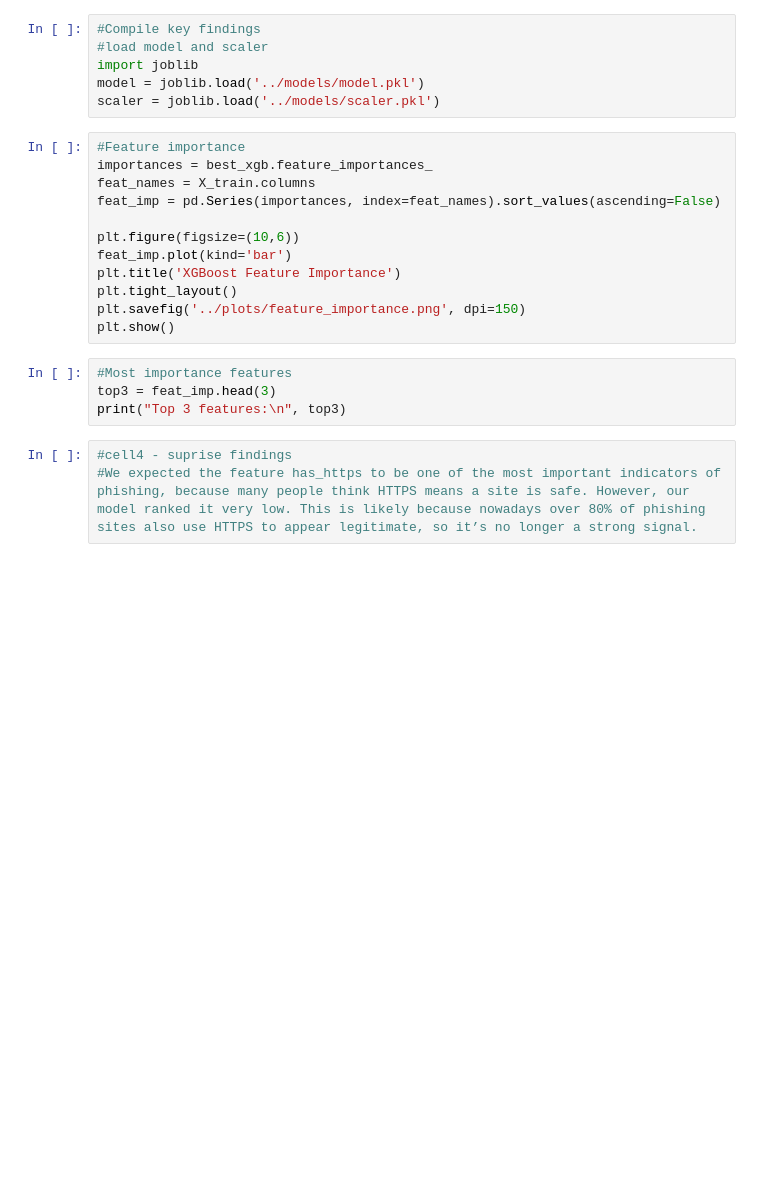
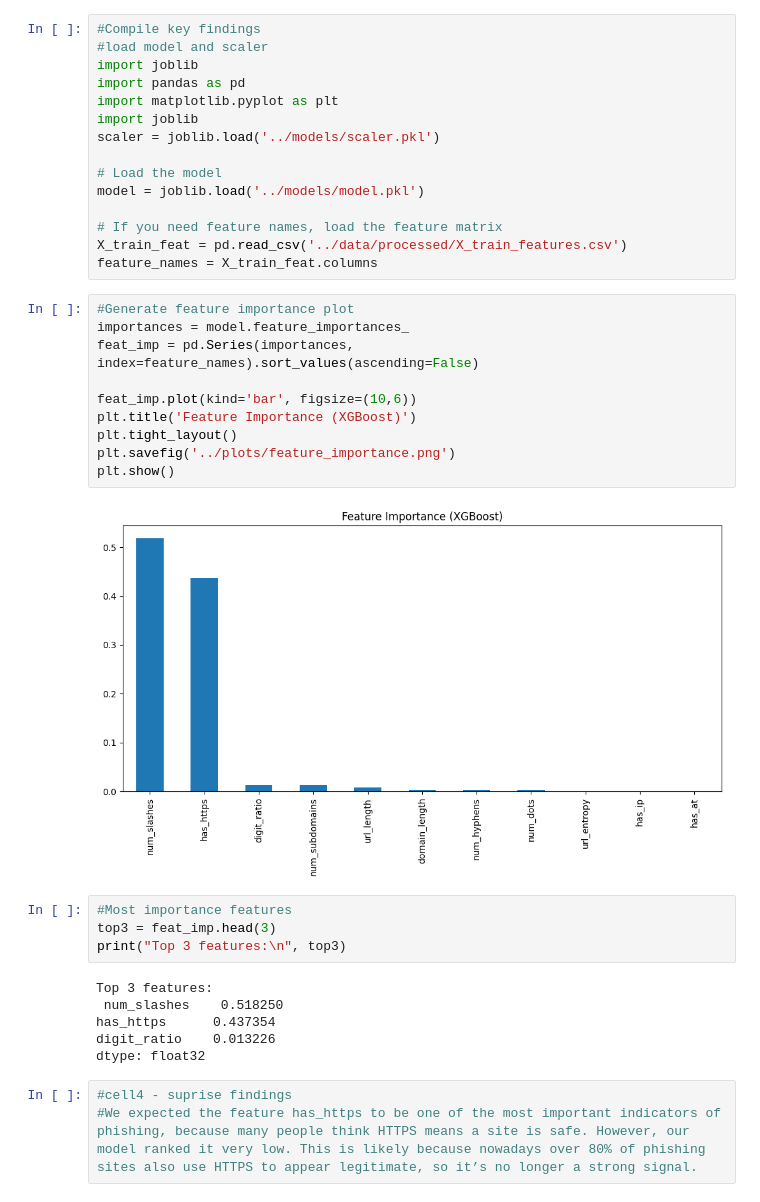
Before and after one commit to Ogero79/phishguard-ai, a Jupyter notebook: notebooks/06_insights.ipynb, the cells around one changed output. Cells and saved outputs as stored; diff of their text form; blank space fills up the shorter version.

```diff
--- a/notebooks/06_insights.ipynb
+++ b/notebooks/06_insights.ipynb
@@ -2,24 +2,39 @@
 #Compile key findings
 #load model and scaler
 import joblib
+import pandas as pd
+import matplotlib.pyplot as plt
+import joblib
+scaler = joblib.load('../models/scaler.pkl')
+
+# Load the model
 model = joblib.load('../models/model.pkl')
-scaler = joblib.load('../models/scaler.pkl')
+
+# If you need feature names, load the feature matrix
+X_train_feat = pd.read_csv('../data/processed/X_train_features.csv')
+feature_names = X_train_feat.columns
 # %%
-#Feature importance
-importances = best_xgb.feature_importances_
-feat_names = X_train.columns
-feat_imp = pd.Series(importances, index=feat_names).sort_values(ascending=False)
+#Generate feature importance plot
+importances = model.feature_importances_
+feat_imp = pd.Series(importances, index=feature_names).sort_values(ascending=False)
 
-plt.figure(figsize=(10,6))
-feat_imp.plot(kind='bar')
-plt.title('XGBoost Feature Importance')
+feat_imp.plot(kind='bar', figsize=(10,6))
+plt.title('Feature Importance (XGBoost)')
 plt.tight_layout()
-plt.savefig('../plots/feature_importance.png', dpi=150)
+plt.savefig('../plots/feature_importance.png')
 plt.show()
+# %% [output]
+[figure, added]
 # %%
 #Most importance features
 top3 = feat_imp.head(3)
 print("Top 3 features:\n", top3)
+# %% [output]
+Top 3 features:
+ num_slashes    0.518250
+has_https      0.437354
+digit_ratio    0.013226
+dtype: float32
 # %%
 #cell4 - suprise findings
 #We expected the feature has_https to be one of the most important indicators of phishing, because many people think HTTPS means a site is safe. However, our model ranked it very low. This is likely because nowadays over 80% of phishing sites also use HTTPS to appear legitimate, so it’s no longer a strong signal.
```
Also changed, not shown: parts of 6 cells of this notebook, 1 other file.
